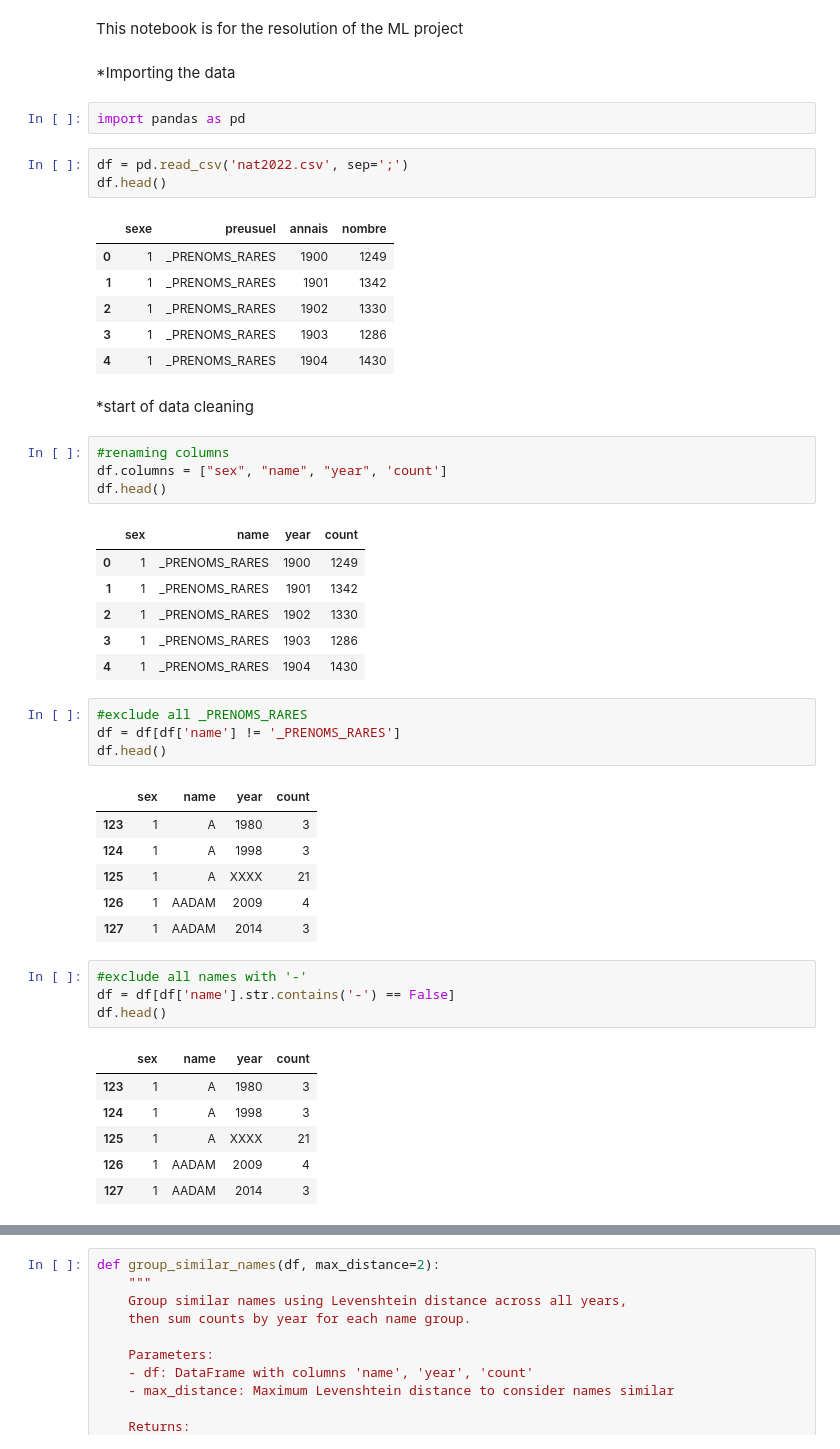
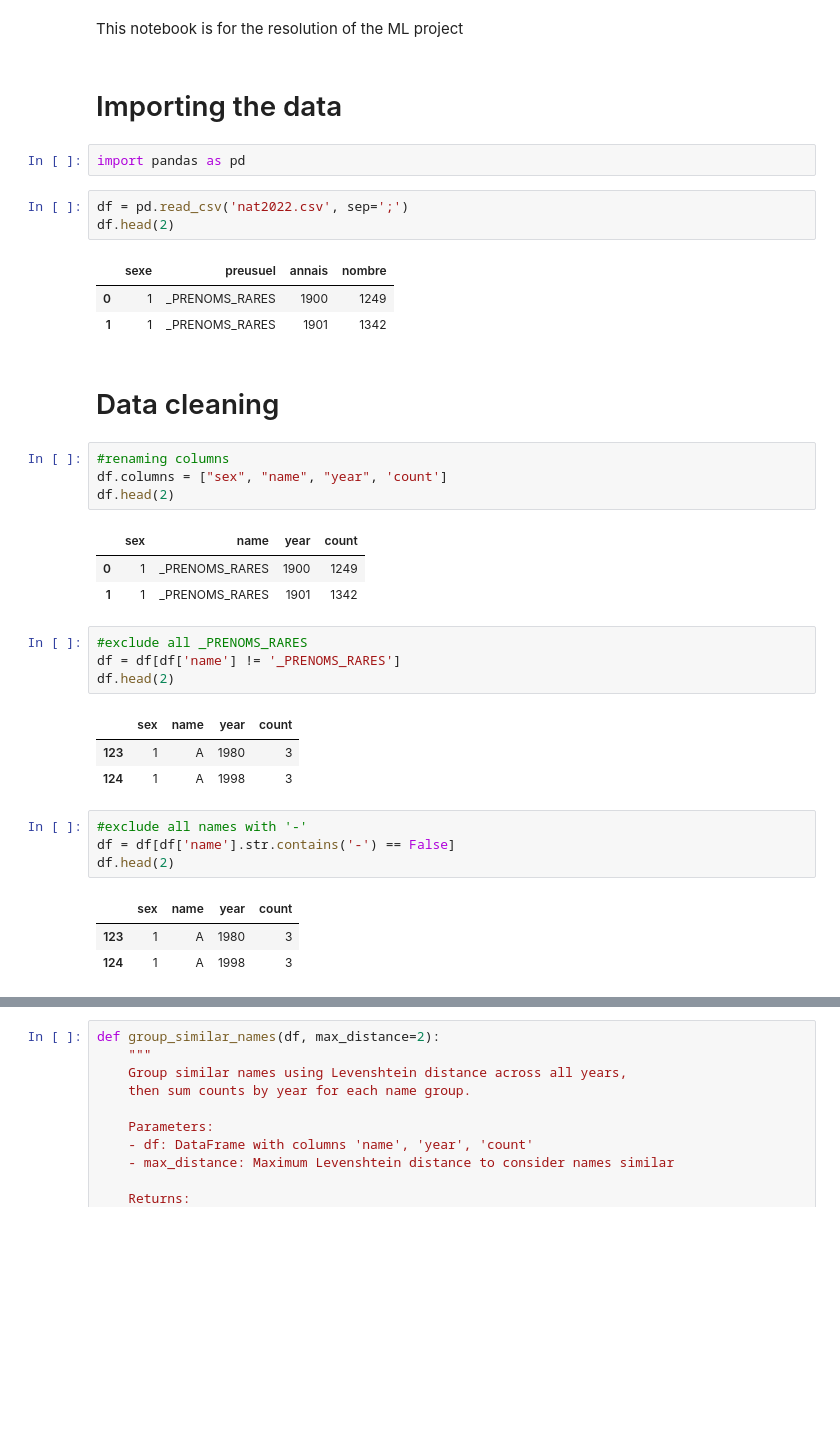
Before and after one commit to Beg1nner4ever/name_cluster, a Jupyter notebook: name_notebook_2.ipynb, the cells around one changed output, grey strips where cells are left out. Drawn from its saved outputs; the diff is of its cells as text; blank space fills up the shorter version.

```diff
--- a/name_notebook_2.ipynb
+++ b/name_notebook_2.ipynb
@@ -1,54 +1,42 @@
 # %% [markdown]
 This notebook is for the resolution of the ML project
 # %% [markdown]
-*Importing the data
+# Importing the data
 # %%
 import pandas as pd
 # %%
 df = pd.read_csv('nat2022.csv', sep=';')
-df.head()
+df.head(2)
 # %% [output]
 |  | sexe | preusuel | annais | nombre |
 | 0 | 1 | _PRENOMS_RARES | 1900 | 1249 |
 | 1 | 1 | _PRENOMS_RARES | 1901 | 1342 |
-| 2 | 1 | _PRENOMS_RARES | 1902 | 1330 |
-| 3 | 1 | _PRENOMS_RARES | 1903 | 1286 |
-| 4 | 1 | _PRENOMS_RARES | 1904 | 1430 |
 # %% [markdown]
-*start of data cleaning
+# Data cleaning
 # %%
 #renaming columns
 df.columns = ["sex", "name", "year", 'count']
-df.head()
+df.head(2)
 # %% [output]
 |  | sex | name | year | count |
 | 0 | 1 | _PRENOMS_RARES | 1900 | 1249 |
 | 1 | 1 | _PRENOMS_RARES | 1901 | 1342 |
-| 2 | 1 | _PRENOMS_RARES | 1902 | 1330 |
-| 3 | 1 | _PRENOMS_RARES | 1903 | 1286 |
-| 4 | 1 | _PRENOMS_RARES | 1904 | 1430 |
 # %%
 #exclude all _PRENOMS_RARES
 df = df[df['name'] != '_PRENOMS_RARES']
-df.head()
+df.head(2)
 # %% [output]
 |  | sex | name | year | count |
 | 123 | 1 | A | 1980 | 3 |
 | 124 | 1 | A | 1998 | 3 |
-| 125 | 1 | A | XXXX | 21 |
-| 126 | 1 | AADAM | 2009 | 4 |
-| 127 | 1 | AADAM | 2014 | 3 |
 # %%
 #exclude all names with '-'
 df = df[df['name'].str.contains('-') == False]
-df.head()
+df.head(2)
 # %% [output]
 |  | sex | name | year | count |
 | 123 | 1 | A | 1980 | 3 |
 | 124 | 1 | A | 1998 | 3 |
-| 125 | 1 | A | XXXX | 21 |
-| 126 | 1 | AADAM | 2009 | 4 |
-| 127 | 1 | AADAM | 2014 | 3 |
 # %%
 #regroup all the name while ignoring sex
 df = df.groupby(['name', 'year'])['count'].sum().reset_index()
```
Also changed, not shown: parts of 35 cells of this notebook.
